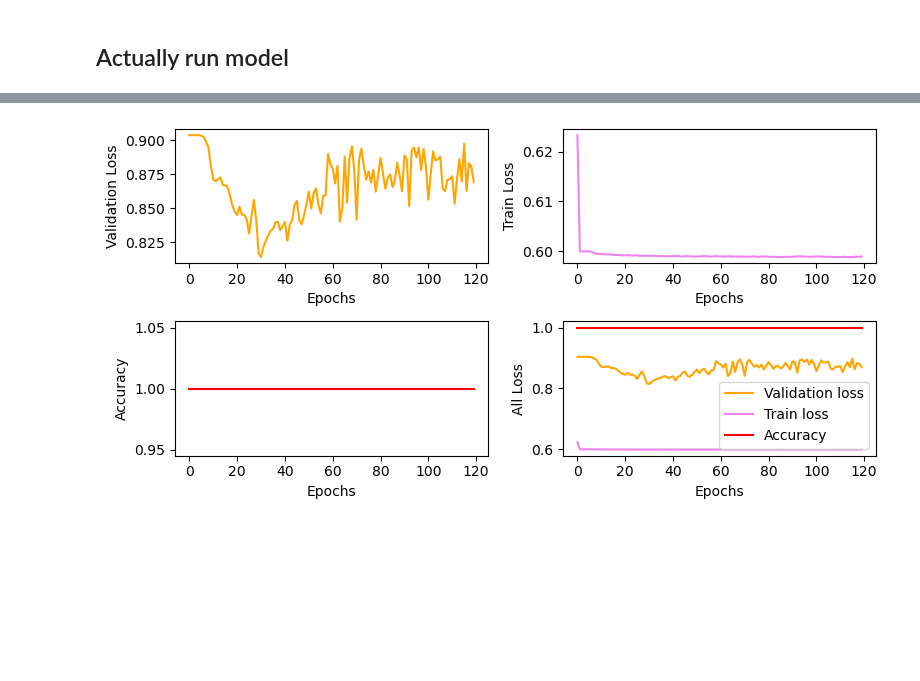
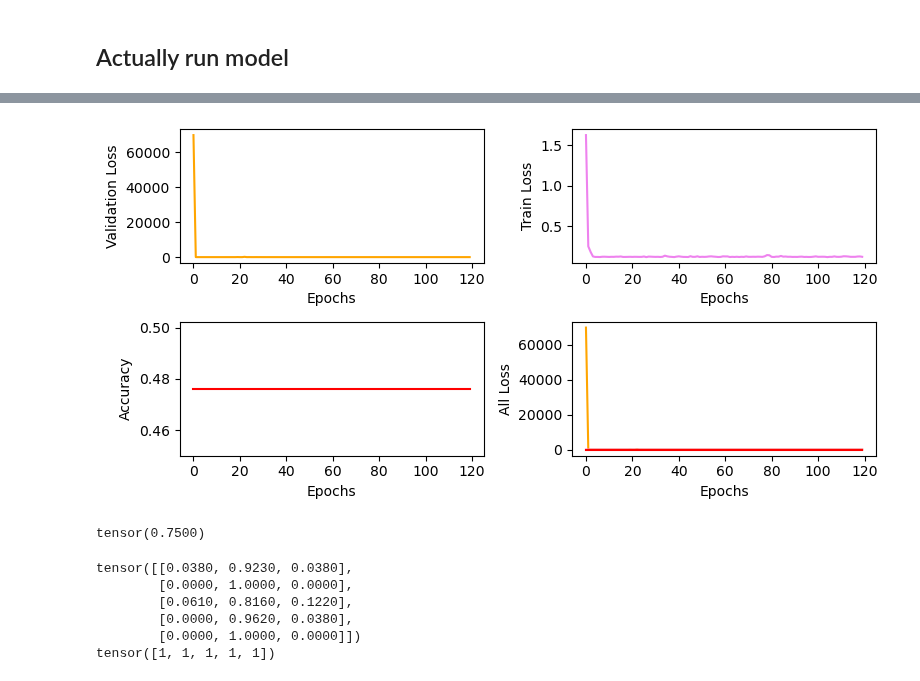
Before and after one commit to neil-power/mphys-galaxy, a Jupyter notebook: Code/default_resnet.ipynb, the cells around one changed output, grey strips where cells are left out. Saved outputs shown, nothing was run; the diff lists cells and outputs as text; code cells hidden in the pictures; blank space fills up the shorter version.

Commit message:
Updated accuracy

```diff
--- a/Code/default_resnet.ipynb
+++ b/Code/default_resnet.ipynb
@@ -157,0 +181,7 @@ Processed 1000 images
+# %%
+Y = torch.from_numpy(Y.values).float()
+# if MODE == class_mode.S_or_Z:
+#Y = Y.softmax(dim=1)
+#print(Y[0:5])
+
+print(f"Processed {X.shape[0]} images")
@@ -164,7 +192,7 @@ if torch.cuda.is_available():
 # %% [markdown]
 ### Hyperparameters
 # %%
-learning_rate = 0.01
+learning_rate = 0.1
 weight_decay = 1
 
 num_epochs = 120
@@ -258,33 +283,31 @@ def data_split(frac_val, data):
 ## Running model
 # %%
 #function to run the entire model train/test loop
-TEST_USE = False
 early_stopping = True
 QUIET = False
 
 def test_train_model(X,Y,model):
     X_tensor = X
-    Y_tensor = torch.from_numpy(Y.values).float()
+    Y_tensor = Y #torch.from_numpy(Y.values).float()
 
     dataset = TensorDataset(X_tensor, Y_tensor)
-    train_loader,val_loader = data_split(0.7,dataset)
-
-    if TEST_USE: #Doesn't currently work
-        val_loader, test_loader = data_split(0.5,val_loader)
+    train_loader,test_loader = data_split(0.7,dataset)
 
     #optimizer and learning rate scheduler
     optimizer = optim.AdamW(model.parameters(), lr=learning_rate, weight_decay = weight_decay)#0.005, #0.01
     #scheduler = torch.optim.lr_scheduler.StepLR(optimizer, step_size=5, gamma=0.85)
-
+    loss_criterion = nn.CrossEntropyLoss()
     #array to store metrics
     result_arr = np.zeros((num_epochs,4))
 
     _bestloss = 1.
+    best_epoch = 0
+
     #NN learning
     for epoch in range(num_epochs):
 
-        train_loss = train(model, train_loader, optimizer, device)
-        val_loss, test_accuracy = validate(model, val_loader, device)
+        train_loss = train(model, train_loader, loss_criterion, optimizer, device)
+        val_loss, test_accuracy = test(model, test_loader,loss_criterion, device)
 
         #scheduler.step()
 
@@ -301,18 +324,10 @@ def test_train_model(X,Y,model):
         if not QUIET:
             print(f"Epoch: {epoch}, Train Loss: {train_loss:4f}, Validation Loss: {val_loss:4f}, Accuracy: {test_accuracy:4f}, Learning Rate: {optimizer.param_groups[0]['lr']:4f}")
 
-    test_arr=[]
-    if TEST_USE:
-        #Test data run
-        bestmodel=selected_model().to(device)
-        bestmodel.load_state_dict(torch.load('modfile.pt'))
-        test_loss, test_accuracy, test_auc, prediction2,target2,  recall2, f12, precision2 = validate(bestmodel, test_loader, device)
-        test_arr=[test_loss, test_accuracy, test_auc, prediction2,target2,  recall2, f12, precision2]
-
     if not early_stopping:
         torch.save(model.state_dict(), modfile)
         best_epoch = -1
 
-    return result_arr, test_arr, best_epoch
+    return result_arr, best_epoch
 # %% [markdown]
 ## Actually run model
@@ -338,0 +334,6 @@ Epoch: 119, Train Loss: 0.598900, Validation Loss: 0.869204, Accuracy: 1.000000,
+# %%
+selected_model = resnet18(num_classes=num_classes)
+if torch.cuda.is_available():
+    selected_model.cuda()
+
+result_arr1, best_epoch = test_train_model(X,Y,selected_model)
@@ -339,30 +358,47 @@ Epoch: 119, Train Loss: 0.598900, Validation Loss: 0.869204, Accuracy: 1.000000,
 # %%
 #plot the training cycle
 fig = plt.figure(figsize=(8,4))
 ax1 = fig.add_subplot(221)
 #plt.plot(result_arr1[:,0],result_arr1[:,3],linestyle='-', label='Accuracy')
 ax1.plot(result_arr1[:,0],result_arr1[:,2],linestyle='-', c='orange',label='Validation loss')
 ax1.set_xlabel('Epochs')
 ax1.set_ylabel('Validation Loss')
 
 ax2 = fig.add_subplot(222)
 ax2.plot(result_arr1[:,0],result_arr1[:,1],linestyle='-', c='violet',label='Train loss')
 ax2.set_xlabel('Epochs')
 ax2.set_ylabel('Train Loss')
 
 ax3 = fig.add_subplot(223)
 ax3.plot(result_arr1[:,0],result_arr1[:,3],linestyle='-', c='red',label='Accuracy')
 ax3.set_xlabel('Epochs')
 ax3.set_ylabel('Accuracy')
 
 ax4 = fig.add_subplot(224)
 ax4.plot(result_arr1[:,0],result_arr1[:,2],linestyle='-', c='orange',label='Validation loss')
 ax4.plot(result_arr1[:,0],result_arr1[:,1],linestyle='-', c='violet',label='Train loss')
 ax4.plot(result_arr1[:,0],result_arr1[:,3],linestyle='-', c='red',label='Accuracy')
 ax4.set_xlabel('Epochs')
 ax4.set_ylabel('All Loss')
-ax4.legend()
+#ax4.legend()
 plt.tight_layout()
 plt.show()
 # %% [output]
-[figure, old version]
+[figure, new version]
+# %%
+t1 = torch.from_numpy(np.array([[0.9,0.1],[0.2,0.8],[0.7,0.3],[0.9,0.1]]))
+t2 = torch.from_numpy(np.array([[1,0],[1,0],[1,0],[1,0]]))
+
+accuracy(t1,t2)
+# %% [output]
+tensor(0.7500)
+# %%
+print(Y[500:505])
+print(torch.argmax(Y[500:505], dim=1))
+# %% [output]
+tensor([[0.0380, 0.9230, 0.0380],
+        [0.0000, 1.0000, 0.0000],
+        [0.0610, 0.8160, 0.1220],
+        [0.0000, 0.9620, 0.0380],
+        [0.0000, 1.0000, 0.0000]])
+tensor([1, 1, 1, 1, 1])
```
Also changed, not shown: parts of 12 cells of this notebook.
